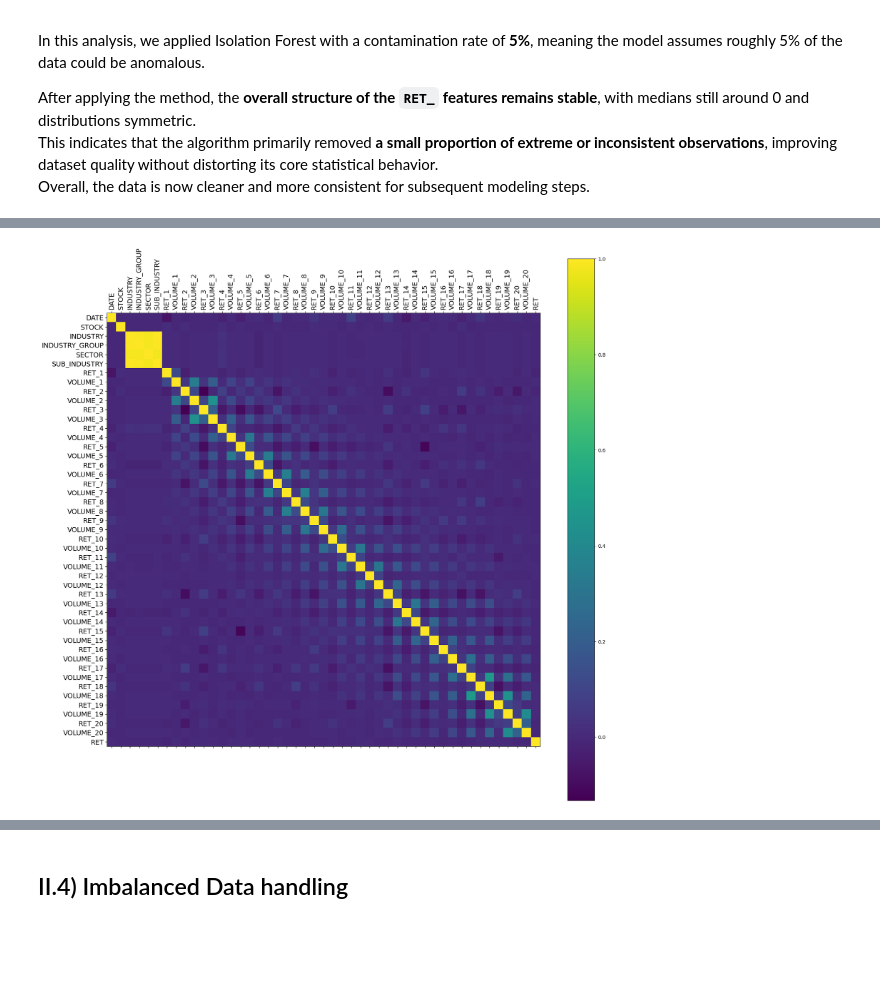
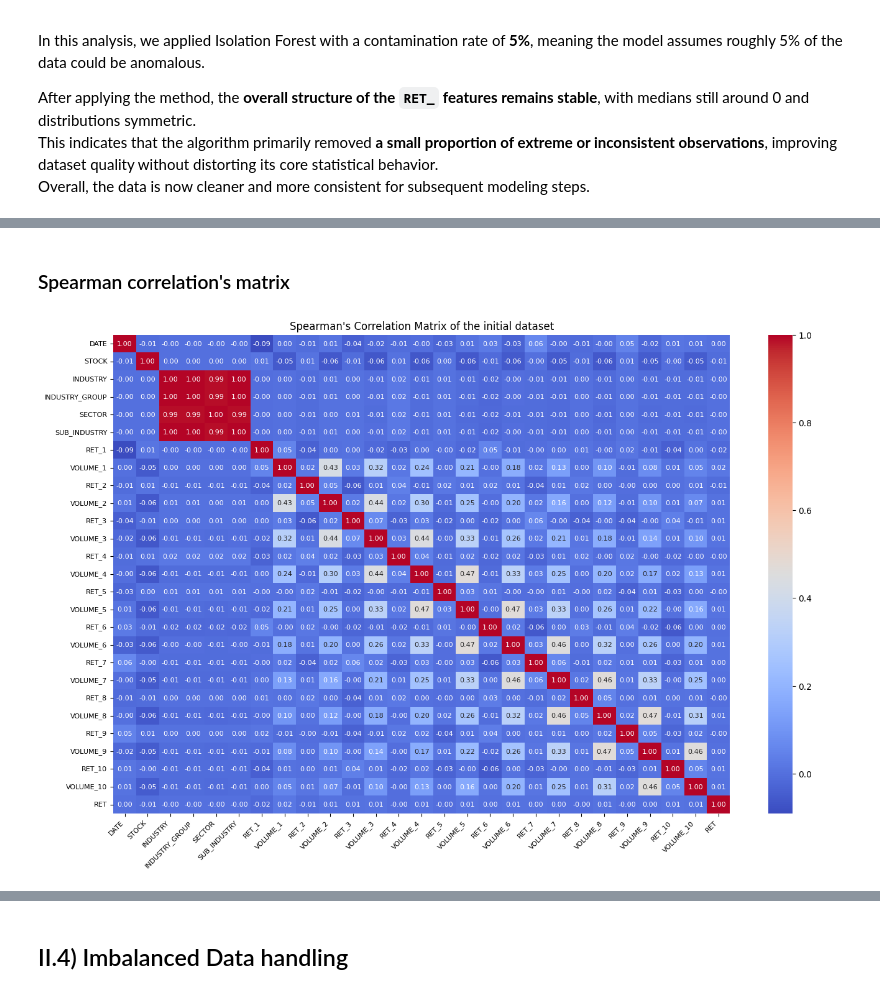
Before and after one commit to AxelPortier/QRT_Challenge_ENS, a Jupyter notebook: Test_Axel.ipynb, the cells around one changed output, grey strips where cells are left out. Cells and saved outputs as stored; diff of their text form; code cells hidden in the pictures; blank space fills up the shorter version.

Commit message:
correl

```diff
--- a/Test_Axel.ipynb
+++ b/Test_Axel.ipynb
@@ -481,9 +493,12 @@ plt.show()
+# %% [markdown]
+### Spearman correlation's matrix
 # %%
-fig = plt.figure(figsize=(20,20))
-plt.matshow(train.corr(), fignum=fig.number)
-plt.xticks(range(train.shape[1]), train.columns, rotation=90, fontsize=14)
-plt.yticks(range(train.shape[1]), train.columns, fontsize=14)
-plt.colorbar()
+plt.figure(figsize=(16, 10))
+spearman_corr = cleaning_train.corr(method='spearman')
+sns.heatmap(spearman_corr, annot=True, fmt=".2f", cmap="coolwarm", cbar=True, annot_kws={"size": 8})
+plt.title("Spearman's Correlation Matrix of the initial dataset")
+plt.xticks(rotation=45, ha='right', fontsize=8)
+plt.yticks(fontsize=8)
 plt.show()
 # %% [output]
-[figure, old version]
+[figure, new version]
```
Also changed, not shown: parts of 20 cells of this notebook.
